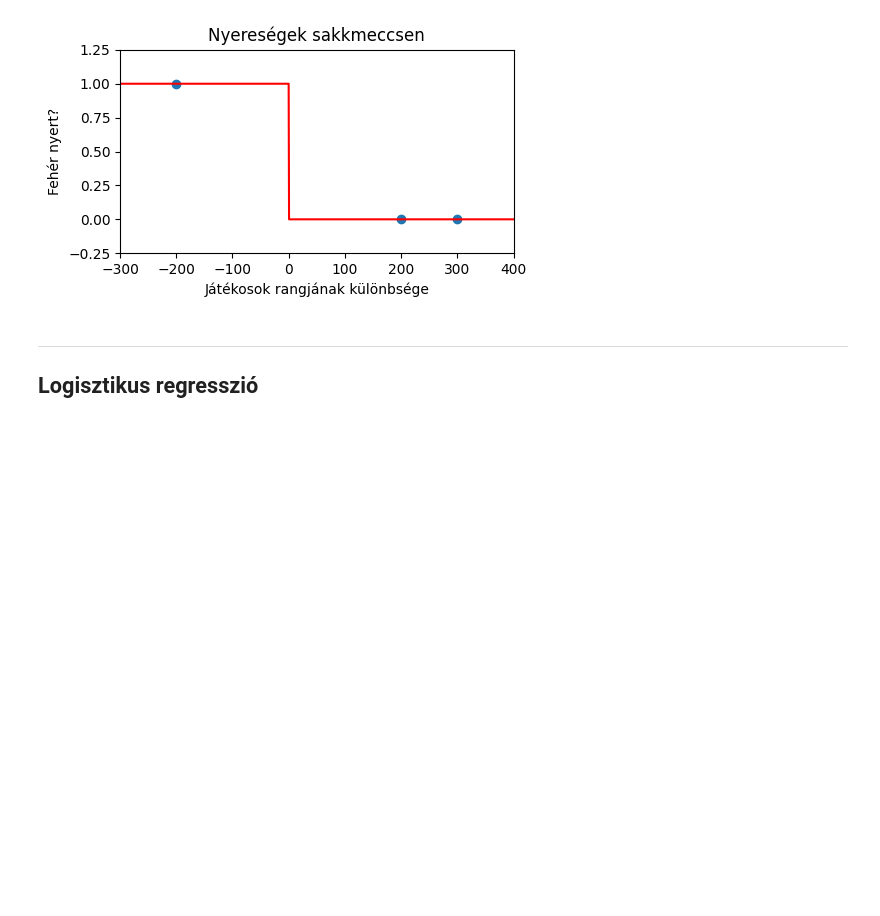
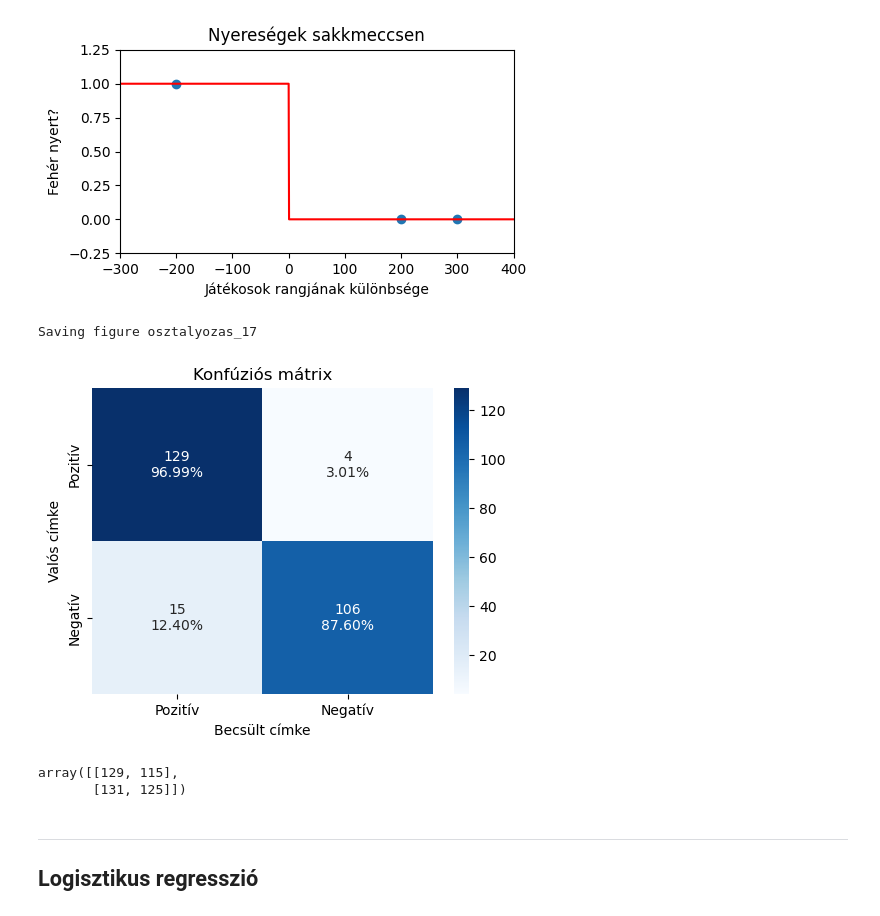
Before and after one commit to basictask/Elemzesmodszertan, a Jupyter notebook: 2_classification/doc/images/2_classification.ipynb, the cells around one changed output. Cells and saved outputs as stored; diff of their text form; code cells hidden in the pictures; blank space fills up the shorter version.

```diff
--- a/2_classification/doc/images/2_classification.ipynb
+++ b/2_classification/doc/images/2_classification.ipynb
@@ -146,6 +146,45 @@ plt.show()
 # %% [output]
 Saving figure osztalyozas_14
 [figure]
+# %%
+# Adding both numbers and percentages into the confusion matrix cells
+from sklearn.metrics import confusion_matrix
+import seaborn as sns
+np.random.seed(2)
+y_true = np.random.randint(0, 2, 500)
+y_pred = np.random.randint(0, 2, 500)
+
+# Recalculating confusion matrix and percentages
+cm = confusion_matrix(y_true, y_pred)
+cm = np.array(
+    [[129, 4],
+     [15, 106]]
+)
+
+cm_percentage = cm / cm.sum(axis=1).reshape(-1, 1)
+
+# Creating annotations with both counts and percentages
+annotations = np.array([["{}\n{:.2%}".format(count, percentage) for count, percentage in zip(row_count, row_percentage)]
+                         for row_count, row_percentage in zip(cm, cm_percentage)])
+
+# Plotting the confusion matrix with annotations
+plt.figure(figsize=(5, 4))
+sns.heatmap(cm, annot=annotations, fmt='', cmap='Blues',
+            xticklabels=['Pozitív', 'Negatív'],
+            yticklabels=['Pozitív', 'Negatív'])
+plt.title('Konfúziós mátrix')
+plt.ylabel('Valós címke')
+plt.xlabel('Becsült címke')
+save_fig('osztalyozas_17', resolution=500)
+plt.show()
+# %% [output]
+Saving figure osztalyozas_17
+[figure, added]
+# %%
+cm
+# %% [output]
+array([[129, 115],
+       [131, 125]])
 # %% [markdown]
 ---
 ## Logisztikus regresszió
```
Also changed, not shown: parts of 1 cell of this notebook, 3 other files.
